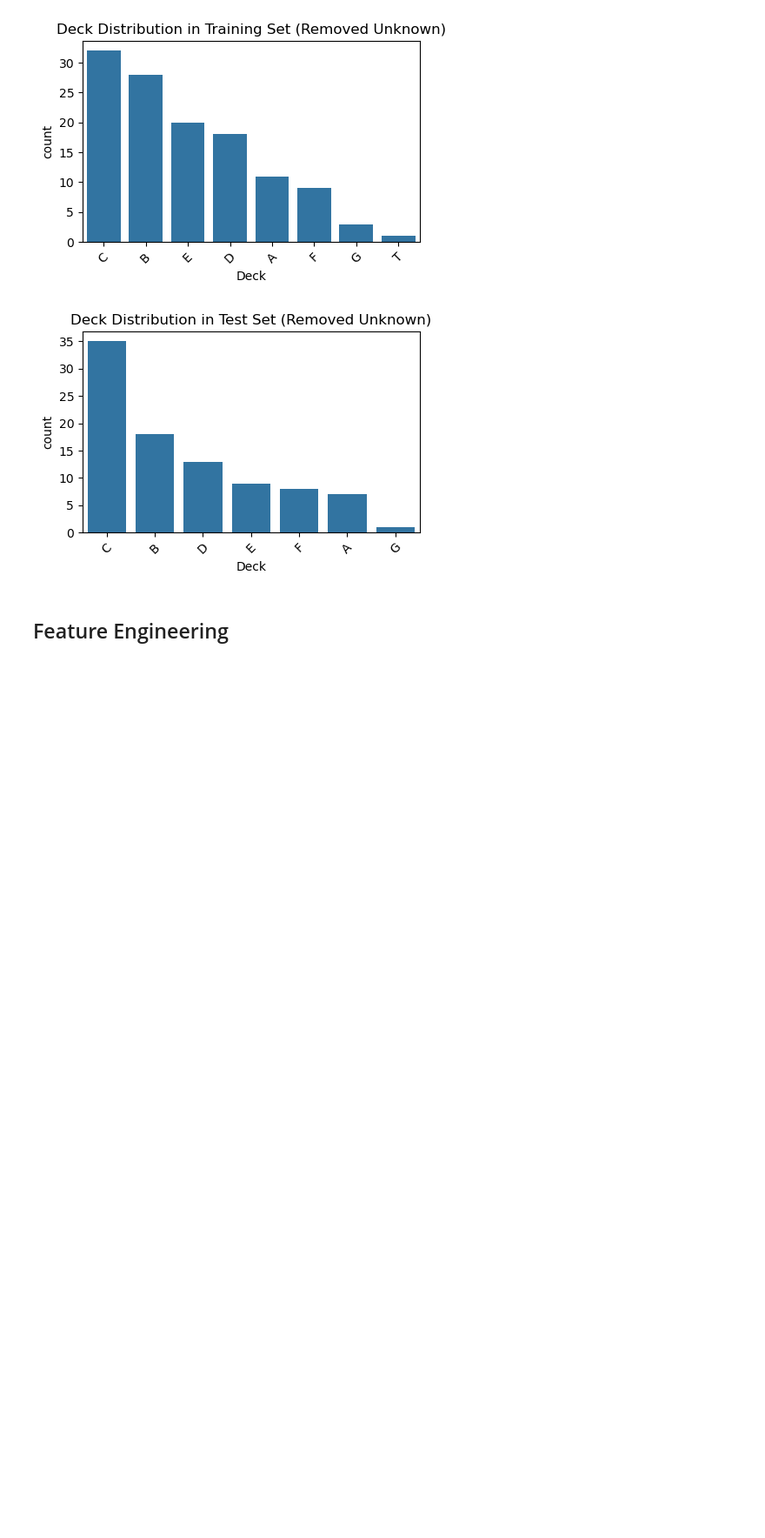
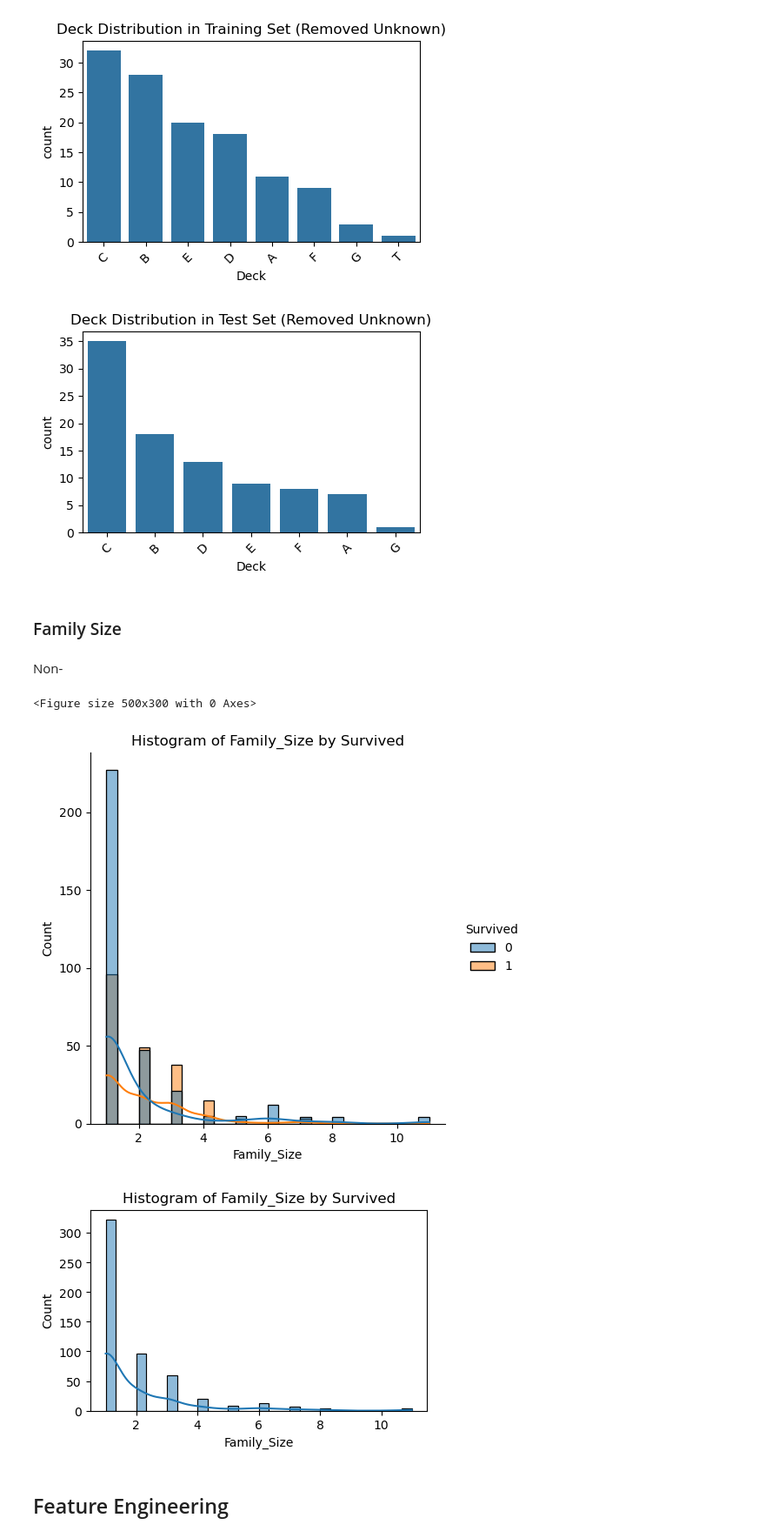
Before and after one commit to pt7481/titanic-ml-from-disaster, a Jupyter notebook: titanic_ml_from_disaster_abridged__paultongyoo.ipynb, the cells around one changed output. Shown: that part at 87% size. Cells and saved outputs as stored; diff of their text form; code cells hidden in the pictures; blank space fills up the shorter version.

```diff
--- a/titanic_ml_from_disaster_abridged__paultongyoo.ipynb
+++ b/titanic_ml_from_disaster_abridged__paultongyoo.ipynb
@@ -495,6 +495,20 @@ plt.show()
 # %% [output]
 [figure]
 [figure]
+# %% [markdown]
+### Family Size
+# %% [markdown]
+Non-
+# %%
+X_train_family_size = X_train[['Parch', 'SibSp']].copy()
+X_train_family_size['Family_Size'] = X_train_family_size['Parch'] + X_train_family_size['SibSp'] + 1
+comb_df = pd.concat([X_train_family_size, y_train], axis=1)
+visualize_feature(X_train_family_size, 'Family_Size', y_train)
+visualize_feature(X_train_family_size, 'Family_Size')
+# %% [output]
+<Figure size 500x300 with 0 Axes>
+[figure, added]
+[figure, added]
 # %% [markdown]
 ## Feature Engineering
 # %%
```
Also changed, not shown: parts of 16 cells of this notebook.
